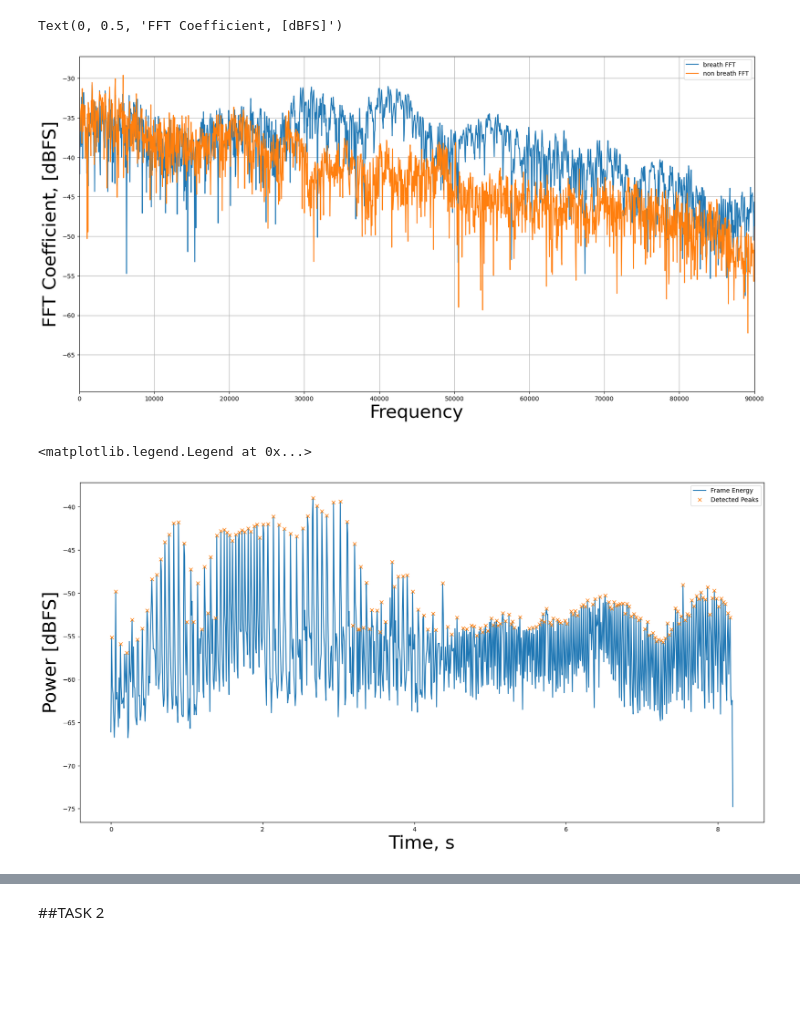
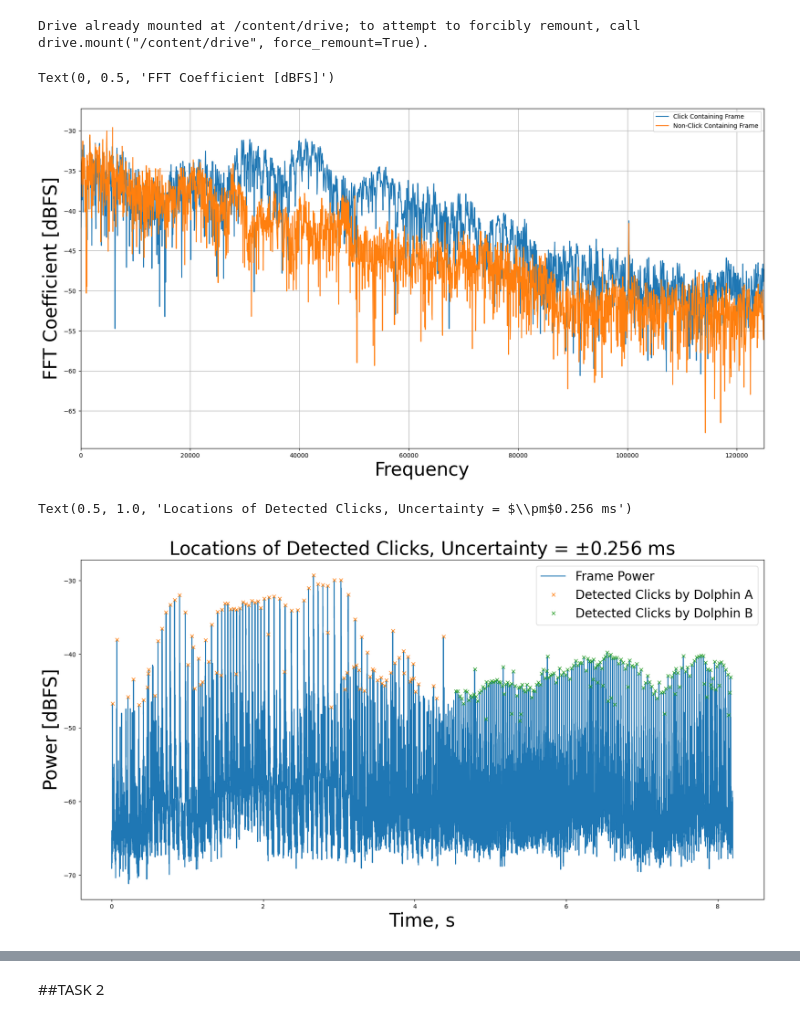
Before and after one commit to bpmasters/asa-challenge-24, a Jupyter notebook: asa-challenge-24.ipynb, the cells around one changed output, grey strips where cells are left out. Saved outputs shown, nothing was run; the diff lists cells and outputs as text; code cells hidden in the pictures; blank space fills up the shorter version.

```diff
--- a/asa-challenge-24.ipynb
+++ b/asa-challenge-24.ipynb
@@ -3,6 +5,12 @@ import librosa
 import scipy
 import matplotlib.pyplot as plt
 import numpy as np
-
+from google.colab import drive
+drive.mount('/content/drive/')
+# drive.download('/content/drive/ASA-Challenge-24/HYD1.wav')
+# drive.download('ASA-Challenge-24/HYD2.wav')
+# drive.download('ASA-Challenge-24/HYD3.wav')
 plt.rcParams['figure.figsize'] = (20, 10)
+# %% [output]
+Drive already mounted at /content/drive; to attempt to forcibly remount, call drive.mount("/content/drive", force_remount=True).
 # %%
@@ -20,9 +26,10 @@ def buffer(signal, frame_size, overlap_size=0):
 
     return frames
 # %%
-fs, h1 = scipy.io.wavfile.read('HYD1.wav')
-_,  h2 = scipy.io.wavfile.read('HYD2.wav')
-_,  h3 = scipy.io.wavfile.read('HYD3.wav')
+# import data and normalize to -1:1
+fs, h1 = scipy.io.wavfile.read('/content/drive/MyDrive/ASA-Challenge-24/HYD1.wav')
+_,  h2 = scipy.io.wavfile.read('/content/drive/MyDrive/ASA-Challenge-24/HYD2.wav')
+_,  h3 = scipy.io.wavfile.read('/content/drive/MyDrive/ASA-Challenge-24/HYD3.wav')
 
 h1 = h1.astype(np.float32)/np.iinfo(h1.dtype).max
 h2 = h2.astype(np.float32)/np.iinfo(h2.dtype).max
@@ -30,24 +37,25 @@ h3 = h3.astype(np.float32)/np.iinfo(h3.dtype).max
 
 ts = np.arange(0, len(h1)/fs, 1/fs)
 # %%
+# Plot spectra of hydrophone data during a click and not a click
 N = len(h1[int(2.2*fs):int(2.22*fs)])
 T = 1/fs
 yf = scipy.fftpack.fft(h1[int(2.2*fs):int(2.22*fs)])
 xf = np.linspace(0.0, 1.0/(2.0*T), N//2)
 
 fig, ax = plt.subplots(figsize = (20,10))
-ax.plot(xf, 10*np.log10(2.0/N * np.abs(yf[:N//2])), label = 'breath FFT')
-plt.xlim(0,90e3)
+ax.plot(xf, 10*np.log10(2.0/N * np.abs(yf[:N//2])), label = 'Click Containing Frame')
+plt.xlim(0,125e3)
 N = len(h1[int(2.5*fs):int(2.52*fs)])
 T = 1/fs
 yf = scipy.fftpack.fft(h1[int(2.5*fs):int(2.52*fs)])
 xf = np.linspace(0.0, 1.0/(2.0*T), N//2)
-ax.plot(xf, 10*np.log10(2.0/N * np.abs(yf[:N//2])), label = 'non breath FFT')
+ax.plot(xf, 10*np.log10(2.0/N * np.abs(yf[:N//2])), label = 'Non-Click Containing Frame')
 plt.legend()
 plt.grid()
 plt.xlabel('Frequency', fontsize = 30)
-plt.ylabel('FFT Coefficient, [dBFS]', fontsize = 30)
+plt.ylabel('FFT Coefficient [dBFS]', fontsize = 30)
 # %% [output]
-Text(0, 0.5, 'FFT Coefficient, [dBFS]')
+Text(0, 0.5, 'FFT Coefficient [dBFS]')
-[figure, old version]
+[figure, new version]
 # %%
@@ -79,14 +77,39 @@ h2_peaks, _ = scipy.signal.find_peaks(h2_buff_pow, prominence=dB_peak_thresh, di
+# %%
+# Analysis Parameters for Simple Click Detection
+win_size = 128
+noverlap = 0 #np.int(np.ceil(win_size/10)) Use no overlap here for minimal uncertainty
+
+# Buffer a time signal
+ts_buff = buffer(ts, win_size, noverlap)
+ts_buff = ts_buff[:,0]
+
+# Buffer the bandpass filtered middle hydrophone signal
+h2_buff = buffer(h2b, win_size, noverlap)
+h2_buff_pow = 20*np.log10(np.sqrt(np.mean(h2_buff**2,axis=1)))
+
+# Specify parameters for click detection
+dB_peak_thresh_a = 20  # Dolphin A threshold
+dB_peak_thresh_b = 17  # Dolphin B threshold
+pk_distance = 1  # Distance between peaks, frames
+pk_wlen = 50  # Samples to look around the peak
+click_cutoff_t = 4.5  # Cutoff time for dolphin A vs. B
+
+# Run prominence based peak detector to find envelope (clicks)
+h2_peaks_a, _ = scipy.signal.find_peaks(h2_buff_pow[ts_buff<4.5], prominence=dB_peak_thresh_a, distance=pk_distance, wlen=pk_wlen)
+h2_peaks_b, _ = scipy.signal.find_peaks(h2_buff_pow[ts_buff>=4.5], prominence=dB_peak_thresh_b, distance=pk_distance, wlen=pk_wlen)
 # %%
+# Plot the frame by frame power along with the detected click locations
 plt.figure()
-plt.plot(ts_buff, h2_buff_pow, label='Frame Energy')
-plt.plot(ts_buff[h2_peaks], h2_buff_pow[h2_peaks], 'x', label='Detected Peaks')
+plt.plot(ts_buff, h2_buff_pow, label='Frame Power')
+plt.plot(ts_buff[h2_peaks_a], h2_buff_pow[h2_peaks_a], 'x', label='Detected Clicks by Dolphin A')
+plt.plot(ts_buff[ts_buff>=4.5][h2_peaks_b], h2_buff_pow[ts_buff>=4.5][h2_peaks_b], 'x', label='Detected Clicks by Dolphin B')
 plt.xlabel('Time, s', fontsize = 30)
 plt.ylabel('Power [dBFS]', fontsize = 30)
-plt.legend()
-# plt.ylim([-30,-10])
+plt.legend(fontsize=20)
+plt.title(r'Locations of Detected Clicks, Uncertainty = $\pm$' + str(np.round(1000*win_size/fs/2, 3)) + ' ms', fontsize=30)
 # %% [output]
-<matplotlib.legend.Legend at 0x...>
+Text(0.5, 1.0, 'Locations of Detected Clicks, Uncertainty = $\\pm$0.256 ms')
-[figure, old version]
+[figure, new version]
 # %%
 click_cutoff = 4.5/(len(h2)/fs)
 
```
Also changed, not shown: parts of 24 cells of this notebook.
